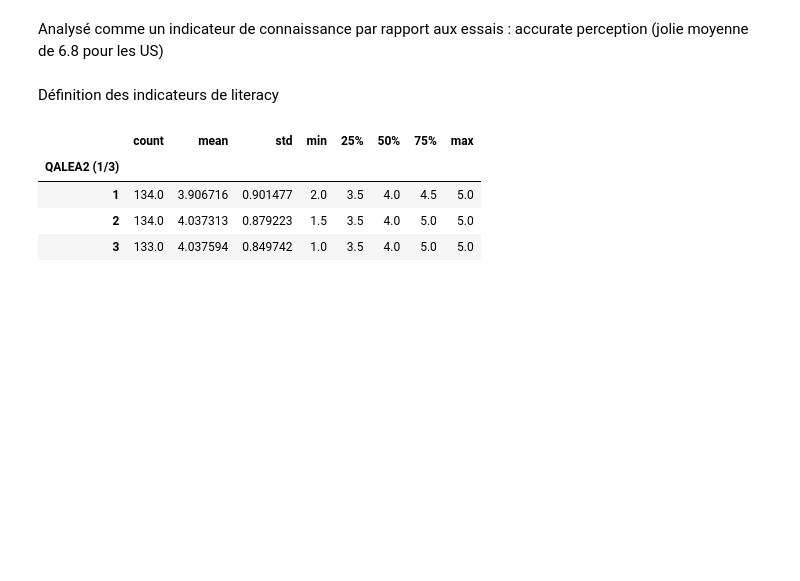
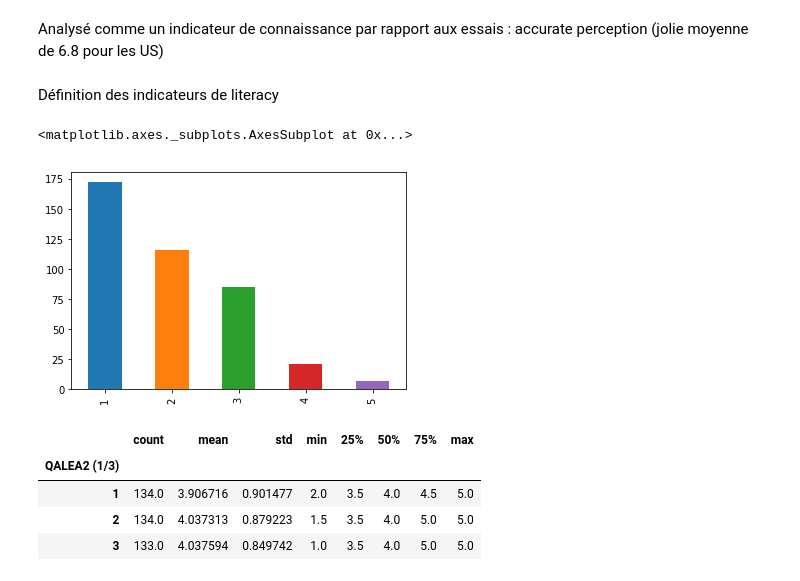
Before and after one commit to emilienschultz/researchnotebooks, a Jupyter notebook: Sondage IPSOS Mancini.ipynb, the cells around one changed output. Cells and saved outputs as stored; diff of their text form; code cells hidden in the pictures; blank space fills up the shorter version.

```diff
--- a/Sondage IPSOS Mancini.ipynb
+++ b/Sondage IPSOS Mancini.ipynb
@@ -131,6 +131,11 @@ data["literacy_essai"]= data[l[0]]+data[l[1]]+data[l[2]].apply(reco)+data[l[3]].
 data["literacy_essai"] = data["literacy_essai"]/8
 
 data["literacy_g"] = ((6-data["QHL1"])+data["QHL2"])/2
+# %%
+data["QHL1"].value_counts().plot(kind="bar")
+# %% [output]
+<matplotlib.axes._subplots.AxesSubplot at 0x...>
+[figure, added]
 # %%
 data.groupby("QALEA2 (1/3)")["literacy_g"].describe()
 # %% [output]
```
Also changed, not shown: parts of 26 cells of this notebook.
